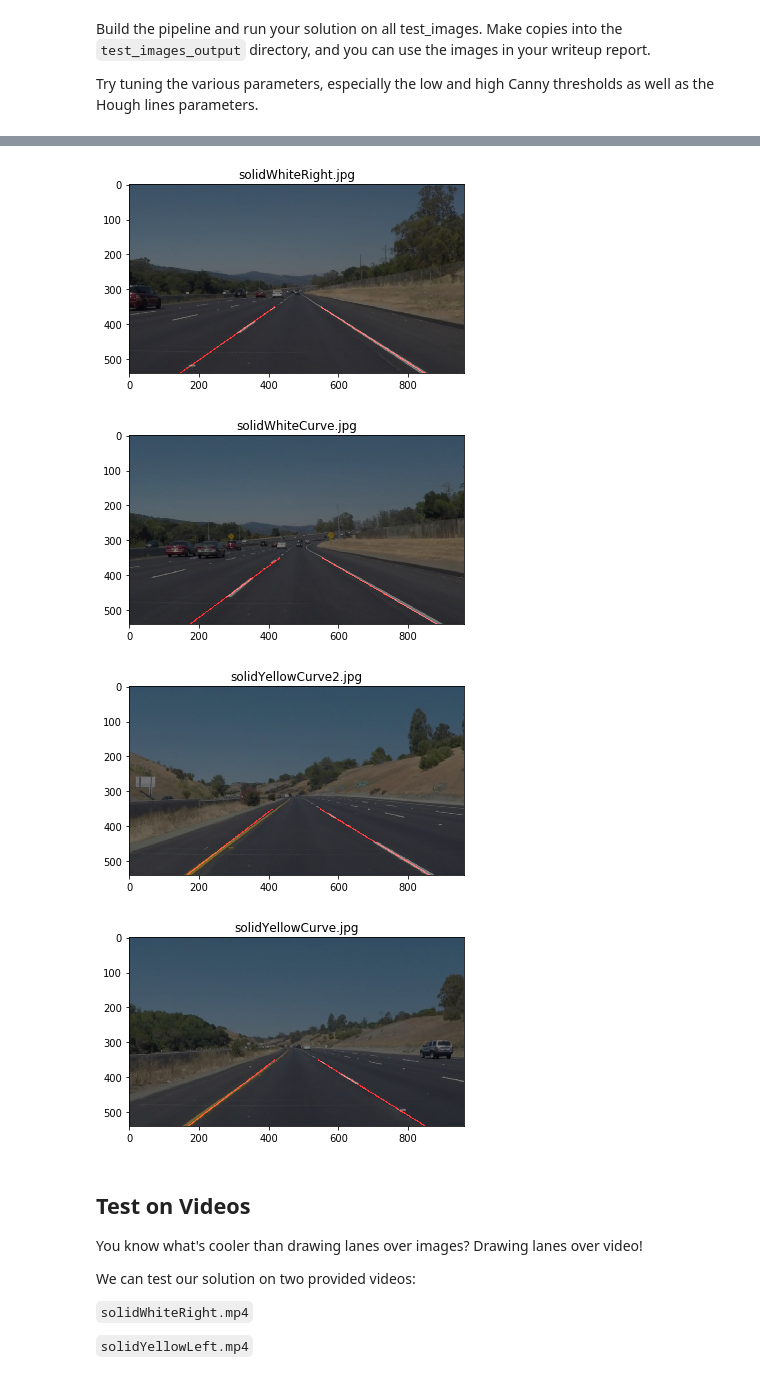
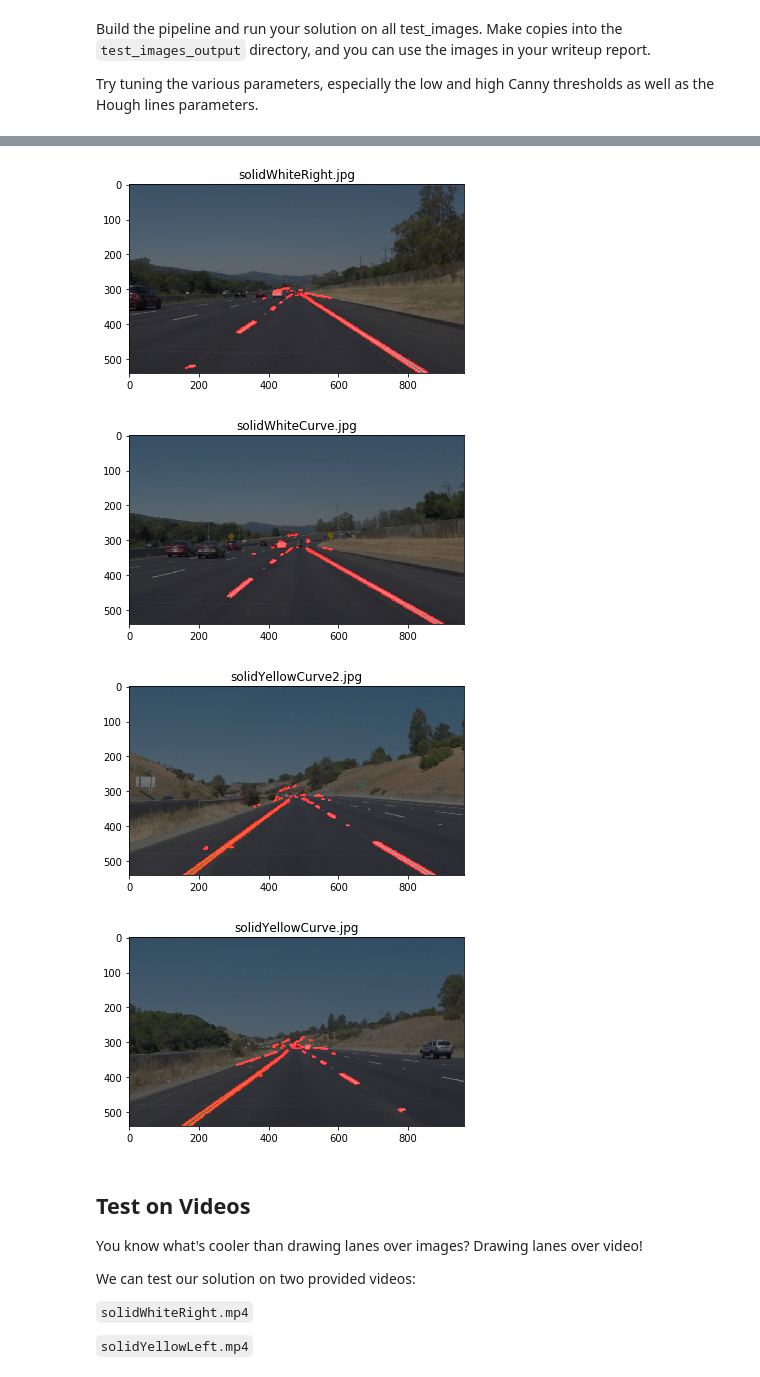
Before and after one commit to imayank/Finding-Lane-Lines-on-the-Road, a Jupyter notebook: P1.ipynb, the cells around one changed output, grey strips where cells are left out. Cells and saved outputs as stored; diff of their text form; code cells hidden in the pictures.

Commit message:
Final version before changinf the gaussian parameters

```diff
--- a/P1.ipynb
+++ b/P1.ipynb
@@ -226,23 +257,32 @@ Try tuning the various parameters, especially the low and high Canny thresholds
 # %%
 # TODO: Build your pipeline that will draw lane lines on the test_images
 # then save them to the test_images_output directory.
-def detect_lanes(test_img,vertices,rho,theta,threshold,min_line_len,max_line_gap):
-    gray = grayscale(test_img)
-    blur_gray = gaussian_blur(gray,3)
-    edges = canny(blur_gray,100,200)
-    masked_edges = region_of_interest(edges, vertices)
-    line_image = hough_lines(masked_edges, rho=rho, theta=theta, threshold=threshold, min_line_len=min_line_len, max_line_gap=max_line_gap)
-    lines_edges= weighted_img(line_image, test_img, α=0.5, β=1., γ=0)
-    plt.imshow(lines_edges)
-    return lines_edges
 
+### Main pipeline function for detecting lanes and drawing lane lines. If flag equals 'default' it will draw line segments
+### Otherwise it will draw complete lines.
+### Vertices define the Region of Interest
+### test_img is the original image (as numpy array)
+### Other are HoughLine parameters
+def detect_lanes(test_img,vertices,rho,theta,threshold,min_line_len,max_line_gap,flag):
+    gray = grayscale(test_img) # Convert to grayscale
+    blur_gray = gaussian_blur(gray,3) # Smooth the image using 3x3 gaussian filter
+    edges = canny(blur_gray,100,200) # Detecting edges in the blurred image, low_threshold=100, high_threshold=200
+    masked_edges = region_of_interest(edges, vertices) # Consider edges only in region of interest
+    # Draw lines using edges using hough transform
+    line_image = hough_lines(masked_edges, rho=rho, theta=theta, threshold=threshold, min_line_len=min_line_len, max_line_gap=max_line_gap,flag=flag)
+    lines_edges= weighted_img(line_image, test_img, α=0.5, β=1., γ=0) # Combine original image with the line image
+    plt.imshow(lines_edges) # Display the image
+    return lines_edges # return the combined image
 
+### Iterate over the test images, for each image detect and display the detecte4d line segments
 for image in os.listdir("test_images/"):
-    plt.figure()
-    plt.title(image)
-    test_img = mpimg.imread("test_images/"+image)
-    imshape = test_img.shape
+    plt.figure() # Draw each image in seperate figures
+    plt.title(image) # Title of each image --- its filename
+    test_img = mpimg.imread("test_images/"+image) # Rading the image
+    imshape = test_img.shape # shape of the numpy array
+    ## Defining the region of interest as numpy array of vertices
     vertices = np.array([[(0,imshape[0]),(imshape[1]*0.5,imshape[0]*0.5), (imshape[1],imshape[0])]], dtype=np.int32)
-    line_edges = detect_lanes(test_img,vertices,rho=1, theta=(np.pi)*1/180, threshold=10, min_line_len=5, max_line_gap=1)
-    cv2.imwrite("test_images_output/"+image,line_edges)
+    ## Detecting the line segments using the main pipeline function and various tuned HoughLine parameters
+    line_edges = detect_lanes(test_img,vertices,rho=1, theta=(np.pi)*1/180, threshold=10, min_line_len=5, max_line_gap=1,flag='default')
+    cv2.imwrite("test_images_output/"+image,line_edges) # saving the image
 # %% [output]
@@ -251,7 +291,7 @@ for image in os.listdir("test_images/"):
-[figure, old version]
+[figure, new version]
-[figure, old version]
+[figure, new version]
-[figure, old version]
+[figure, new version]
-[figure, old version]
+[figure, new version]
 # %% [markdown]
 ## Test on Videos
 
```
Also changed, not shown: parts of 6 cells of this notebook, 9 other files.
